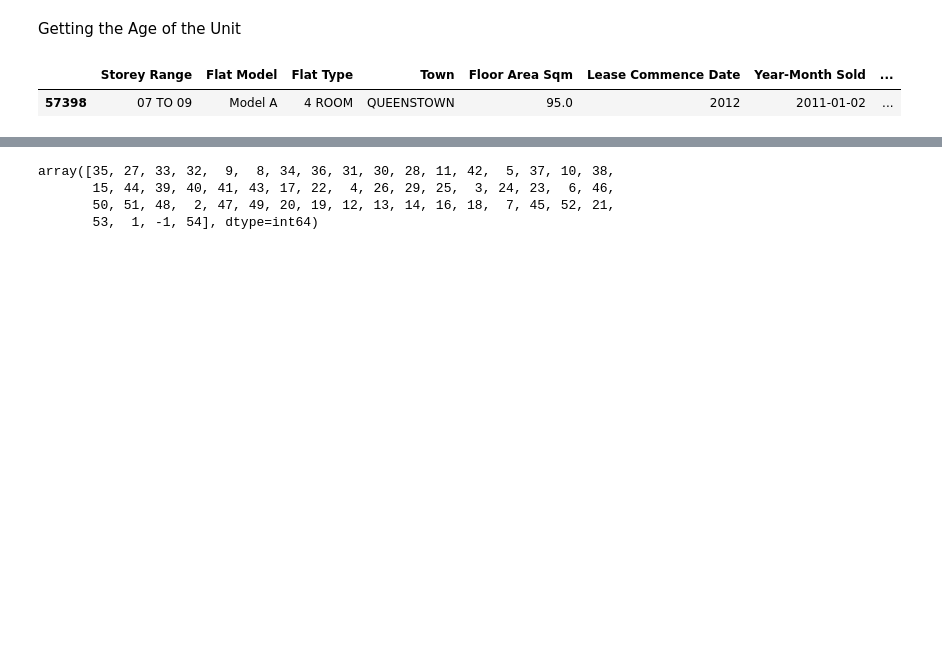
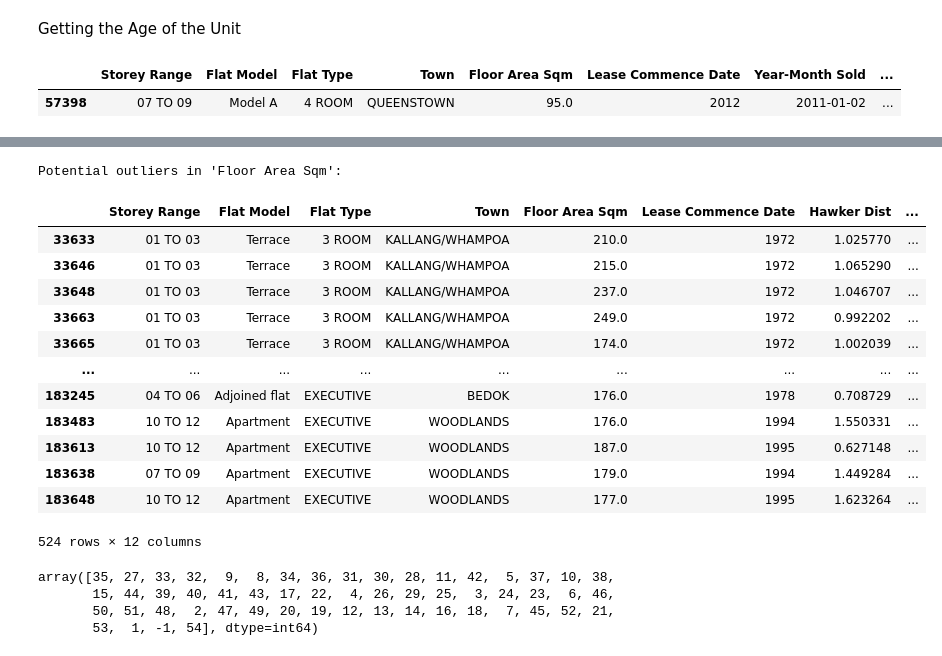
Before and after one commit to nightsinker/Predicting-HDB-Resale-Prices, a Jupyter notebook: RESALE_Data_Cleaning.ipynb, the cells around one changed output, grey strips where cells are left out. Saved outputs shown, nothing was run; the diff lists cells and outputs as text; code cells hidden in the pictures; blank space fills up the shorter version.

```diff
--- a/RESALE_Data_Cleaning.ipynb
+++ b/RESALE_Data_Cleaning.ipynb
@@ -209,3 +230,35 @@ df.drop(columns=['Year-Month Sold'], inplace=True)
+# %%
+# Calculate the mean and standard deviation of 'Floor Area Sqm'
+mean_floor_area_sqm = df['Floor Area Sqm'].mean()
+std_floor_area_sqm = df['Floor Area Sqm'].std()
+
+# Calculate the z-scores for each value in the 'Floor Area Sqm' column
+z_scores_floor_area_sqm = (df['Floor Area Sqm'] - mean_floor_area_sqm) / std_floor_area_sqm
+
+# Define a threshold for outlier detection (e.g., 3 standard deviations)
+threshold = 3
+
+# Get the rows with 'Floor Area Sqm' values that have z-scores greater than the threshold (potential outliers)
+outliers_floor_area_sqm = df[abs(z_scores_floor_area_sqm) > threshold]
+
+# Print the potential outliers
+print("Potential outliers in 'Floor Area Sqm':")
+outliers_floor_area_sqm
+# %% [output]
+Potential outliers in 'Floor Area Sqm':
+|  | Storey Range | Flat Model | Flat Type | Town | Floor Area Sqm | Lease Commence Date | Hawker Dist | ... |
+| 33633 | 01 TO 03 | Terrace | 3 ROOM | KALLANG/WHAMPOA | 210.0 | 1972 | 1.025770 | ... |
+| 33646 | 01 TO 03 | Terrace | 3 ROOM | KALLANG/WHAMPOA | 215.0 | 1972 | 1.065290 | ... |
+| 33648 | 01 TO 03 | Terrace | 3 ROOM | KALLANG/WHAMPOA | 237.0 | 1972 | 1.046707 | ... |
+| 33663 | 01 TO 03 | Terrace | 3 ROOM | KALLANG/WHAMPOA | 249.0 | 1972 | 0.992202 | ... |
+| 33665 | 01 TO 03 | Terrace | 3 ROOM | KALLANG/WHAMPOA | 174.0 | 1972 | 1.002039 | ... |
+| ... | ... | ... | ... | ... | ... | ... | ... | ... |
+| 183245 | 04 TO 06 | Adjoined flat | EXECUTIVE | BEDOK | 176.0 | 1978 | 0.708729 | ... |
+| 183483 | 10 TO 12 | Apartment | EXECUTIVE | WOODLANDS | 176.0 | 1994 | 1.550331 | ... |
+| 183613 | 10 TO 12 | Apartment | EXECUTIVE | WOODLANDS | 187.0 | 1995 | 0.627148 | ... |
+| 183638 | 07 TO 09 | Apartment | EXECUTIVE | WOODLANDS | 179.0 | 1994 | 1.449284 | ... |
+| 183648 | 10 TO 12 | Apartment | EXECUTIVE | WOODLANDS | 177.0 | 1995 | 1.623264 | ... |
+524 rows × 12 columns
 # %%
 df['Unit_Age'].unique()
 # %% [output]
```
Also changed, not shown: parts of 2 cells of this notebook.
